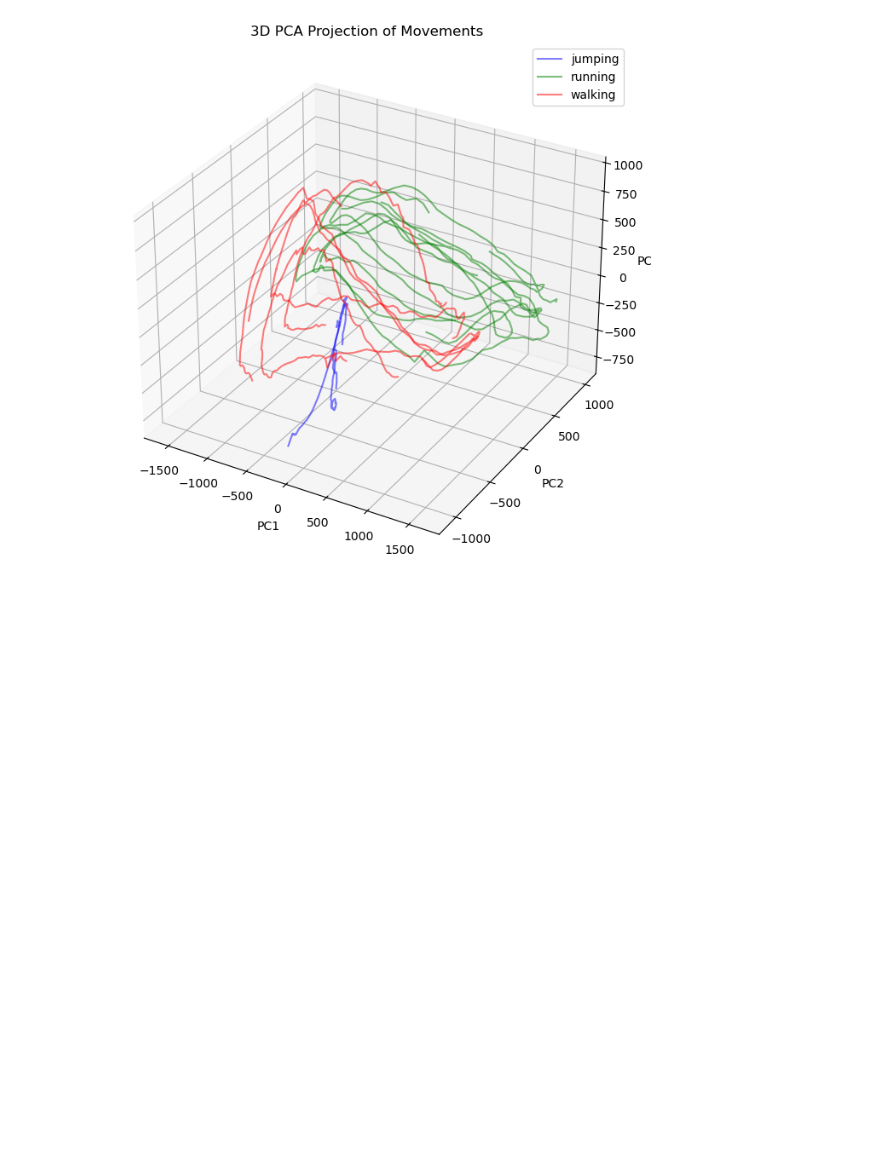
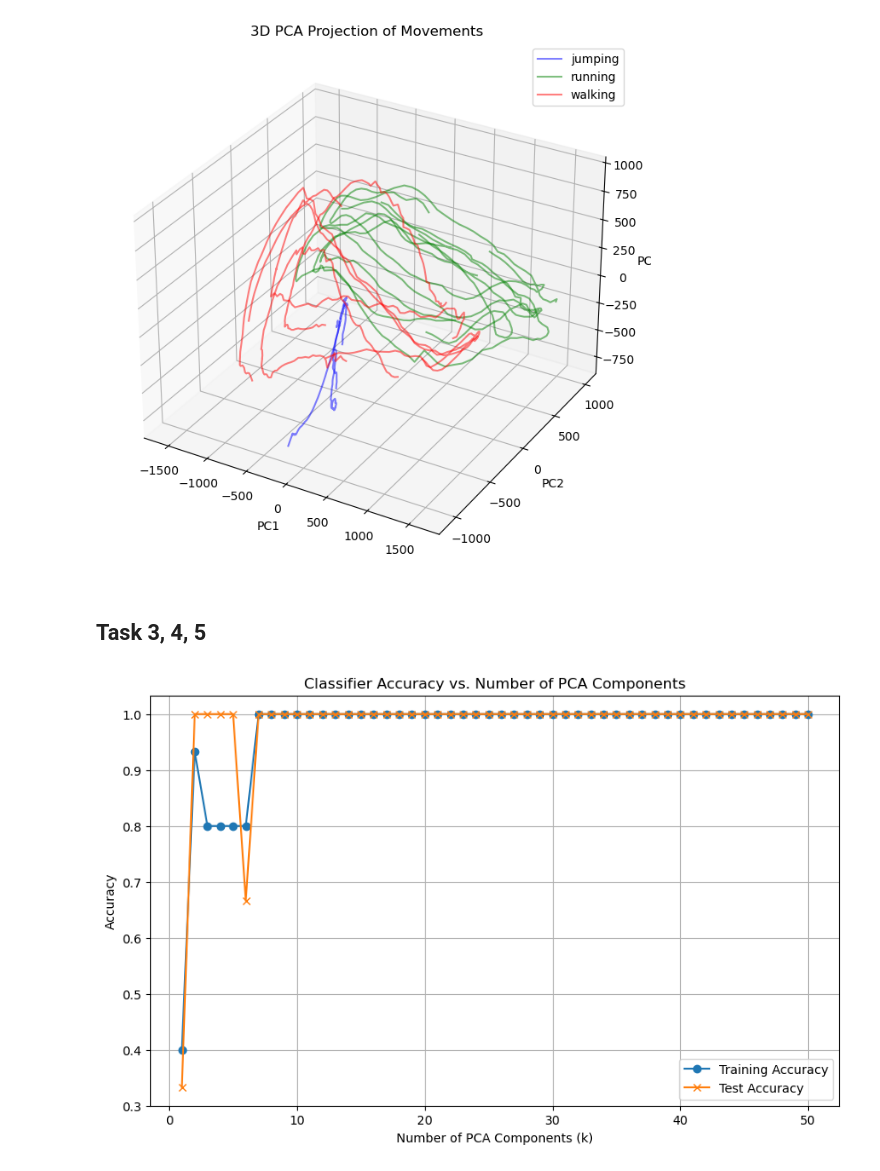
Before and after one commit to Rohan-Pandey1729/AMATH482, a Jupyter notebook: Report 2/Code.ipynb, the cells around one changed output. Saved outputs shown, nothing was run; the diff lists cells and outputs as text; code cells hidden in the pictures; blank space fills up the shorter version.

Commit message:
Code for Tasks 3, 4, 5 draft finished

```diff
--- a/Report 2/Code.ipynb
+++ b/Report 2/Code.ipynb
@@ -156,3 +154,67 @@ plt.legend()
 plt.show()
 # %% [output]
 [figure]
+# %% [markdown]
+## Task 3, 4, 5
+# %%
+X = X_train.T  # shape: (1500, 114)
+# Order of movements in your training set (as used when building X_train):
+movements = ["jumping", "running", "walking"]
+
+# We'll loop k from 1 to 50 and store training and test accuracies.
+k_range = range(1, 51)
+train_accuracies = []
+test_accuracies = []
+
+for k in k_range:
+    pca = PCA(n_components=k)
+    X_train_proj = pca.fit_transform(X)  # shape: (1500, k)
+    samples_proj = [X_train_proj[i*100:(i+1)*100] for i in range(15)]
+    sample_means = np.array([np.mean(sample, axis=0) for sample in samples_proj])
+
+    gt_train = np.repeat([0, 1, 2], 5)
+    centroids = {}
+    for cl in np.unique(gt_train):
+        centroids[cl] = np.mean(sample_means[gt_train == cl], axis=0)
+    centroid_array = np.array([centroids[cl] for cl in sorted(centroids.keys())])
+
+    distances = cdist(sample_means, centroid_array, metric='euclidean')
+    pred_train = np.argmin(distances, axis=1)
+    train_acc = accuracy_score(gt_train, pred_train)
+    train_accuracies.append(train_acc)
+
+    X_test_samples = []
+    gt_test = []
+    for cl, movement in enumerate(movements):
+        test_files = sorted(glob.glob(f'hw2data/test/{movement}_*.npy'))
+        if len(test_files) > 0:
+            data = np.load(test_files[0])  # load the first test sample for each movement
+            X_test_samples.append(data)
+            gt_test.append(cl)
+
+    if len(X_test_samples) > 0:
+            test_means = []
+            for sample in X_test_samples:
+                # Each test sample is shape (114, 100); transpose to (100, 114) for PCA transform
+                sample_proj = pca.transform(sample.T)  # shape: (100, k)
+                sample_mean = np.mean(sample_proj, axis=0)
+                test_means.append(sample_mean)
+            test_means = np.array(test_means)
+            distances_test = cdist(test_means, centroid_array, metric='euclidean')
+            pred_test = np.argmin(distances_test, axis=1)
+            test_acc = accuracy_score(gt_test, pred_test)
+    else:
+        test_acc = 0  # In case no test samples are found
+    test_accuracies.append(test_acc)
+
+plt.figure(figsize=(10, 6))
+plt.plot(list(k_range), train_accuracies, label='Training Accuracy', marker='o')
+plt.plot(list(k_range), test_accuracies, label='Test Accuracy', marker='x')
+plt.xlabel('Number of PCA Components (k)')
+plt.ylabel('Accuracy')
+plt.title('Classifier Accuracy vs. Number of PCA Components')
+plt.legend()
+plt.grid(True)
+plt.show()
+# %% [output]
+[figure, added]
```
Also changed, not shown: parts of 7 cells of this notebook.
